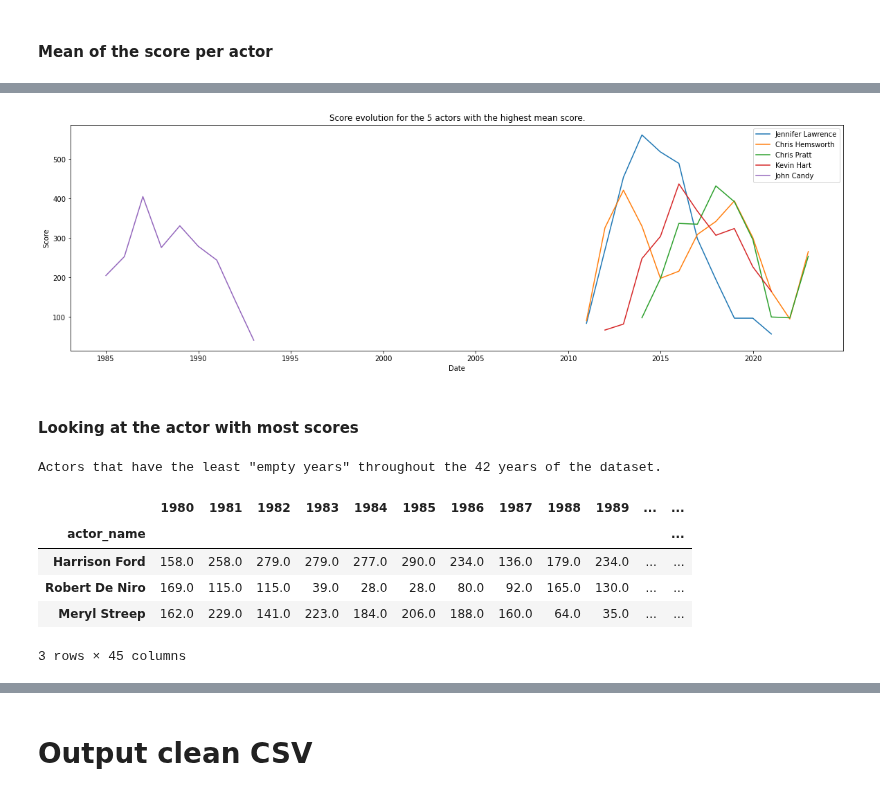
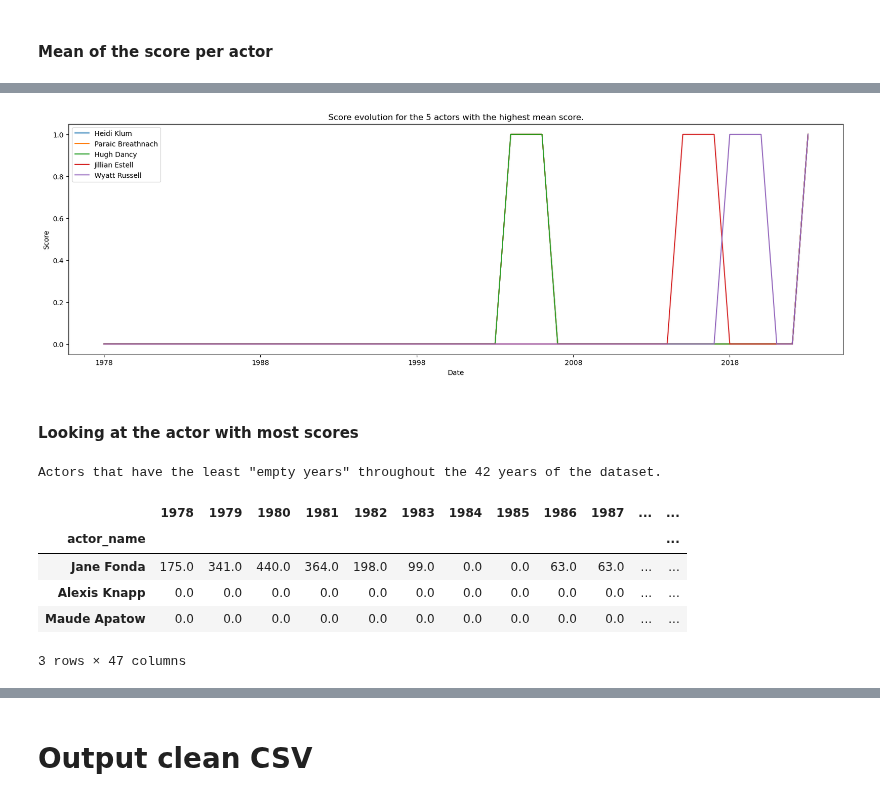
Before and after one commit to epfl-ada/ada-2022-project-dadalife, a Jupyter notebook: numbers_cleaning.ipynb, the cells around one changed output, grey strips where cells are left out. Drawn from its saved outputs; the diff is of its cells as text; code cells hidden in the pictures.

Commit message:
exponential decay done. Run numbers_cleaning to have the tsv's

```diff
--- a/numbers_cleaning.ipynb
+++ b/numbers_cleaning.ipynb
@@ -96,6 +96,7 @@ There is a total of 2702 actors in the Number dataset.
 # %%
 df_ratings_all_years['mean_score'] = df_ratings_all_years.mean(axis=1)
 print("Actors with the highest mean popularity score computed on the 42 years of the dataset.")
-df_ratings_all_years.sort_values(by='mean_score', ascending=False).head()
+#pd.set_option('display.max_columns', None)
+df_ratings_all_years.fillna(0, inplace=True)
 # %% [output]
 Actors with the highest mean popularity score computed on the 42 years of the dataset.
@@ -109,0 +103,39 @@ Actors with the highest mean popularity score computed on the 42 years of the da
+# %%
+#Find the yearly score of each actor but the score from the numbers is over the last three years.
+#The combined score of year n = yearly score year n + yearly score year n-1 + yearly score year n-2
+#That's why the score of year 1979 and 1978 are computed and added to the dataframe.
+def find_score_7879(row, yeartocheck):
+    reel_moinsa=0
+    reel_moinsb=0
+    firstzerofound=0
+    cum78=0
+    cum79=0
+    for i, year in enumerate(tab_years):
+        if firstzerofound == 1:
+            break
+        if row[year] == 0:
+            firstzerofound=1
+            for j in range(1, year-1979):
+                reel_moinsc=row[year-j]-reel_moinsa-reel_moinsb
+                reel_moinsa=reel_moinsb
+
+                cum78=reel_moinsc
+                cum79=cum78+reel_moinsb
+
+                reel_moinsb=reel_moinsc
+
+    if(yeartocheck==1978):
+        return cum78
+    elif(yeartocheck==1979):
+        return cum79
+    else:
+        print("error, wrong date")
+        return-1
+# %%
+df_ratings_all_years[1978]=df_ratings_all_years.apply(lambda row: find_score_7879(row, 1978), axis=1)
+df_ratings_all_years[1979]=df_ratings_all_years.apply(lambda row: find_score_7879(row, 1979), axis=1)
+first_column = df_ratings_all_years.pop(1979)
+df_ratings_all_years.insert(0, 1979, first_column)
+first_column = df_ratings_all_years.pop(1978)
+df_ratings_all_years.insert(0, 1978, first_column)
+df_ratings_all_years.head()
@@ -110,25 +241,25 @@ Actors with the highest mean popularity score computed on the 42 years of the da
 # %%
-df_ratings_all_years.sort_values(by='mean_score', ascending=False).head().rename_axis(None).T.plot(figsize=(20,6))
+df_ratings_all_years.sort_values(by='mean_score', ascending=True).head().rename_axis(None).T.plot(figsize=(20,6))
 plt.title("Score evolution for the 5 actors with the highest mean score.")
 plt.xlabel('Date')
 plt.ylabel('Score')
 plt.show()
 # %% [output]
-[figure, old version]
+[figure, new version]
 # %% [markdown]
 #### Looking at the actor with most scores
 # %%
 df_ratings_all_years['is_na']=df_ratings_all_years.apply(lambda row: row.isna().sum().sum(), axis=1)
 print("Actors that have the least \"empty years\" throughout the 42 years of the dataset.")
-df_ratings_all_years.sort_values(by='is_na', ascending=True).head(3)
+df_ratings_all_years.sort_values(by='is_na', ascending=False).head(3)
 # %% [output]
 Actors that have the least "empty years" throughout the 42 years of the dataset.
-|  | 1980 | 1981 | 1982 | 1983 | 1984 | 1985 | 1986 | 1987 | 1988 | 1989 | ... | ... |
+|  | 1978 | 1979 | 1980 | 1981 | 1982 | 1983 | 1984 | 1985 | 1986 | 1987 | ... | ... |
 | actor_name |  |  |  |  |  |  |  |  |  |  |  | ... |
-| Harrison Ford | 158.0 | 258.0 | 279.0 | 279.0 | 277.0 | 290.0 | 234.0 | 136.0 | 179.0 | 234.0 | ... | ... |
-| Robert De Niro | 169.0 | 115.0 | 115.0 | 39.0 | 28.0 | 28.0 | 80.0 | 92.0 | 165.0 | 130.0 | ... | ... |
-| Meryl Streep | 162.0 | 229.0 | 141.0 | 223.0 | 184.0 | 206.0 | 188.0 | 160.0 | 64.0 | 35.0 | ... | ... |
+| Jane Fonda | 175.0 | 341.0 | 440.0 | 364.0 | 198.0 | 99.0 | 0.0 | 0.0 | 63.0 | 63.0 | ... | ... |
+| Alexis Knapp | 0.0 | 0.0 | 0.0 | 0.0 | 0.0 | 0.0 | 0.0 | 0.0 | 0.0 | 0.0 | ... | ... |
+| Maude Apatow | 0.0 | 0.0 | 0.0 | 0.0 | 0.0 | 0.0 | 0.0 | 0.0 | 0.0 | 0.0 | ... | ... |
-3 rows × 45 columns
+3 rows × 47 columns
 # %%
 df_ratings_all_years.sort_values(by='is_na', ascending=True).head(3).rename_axis(None).T.plot(figsize=(20,6))
 plt.title("Actors that have the least \"empty years\"")
```
Also changed, not shown: parts of 12 cells of this notebook, 3 other files.
